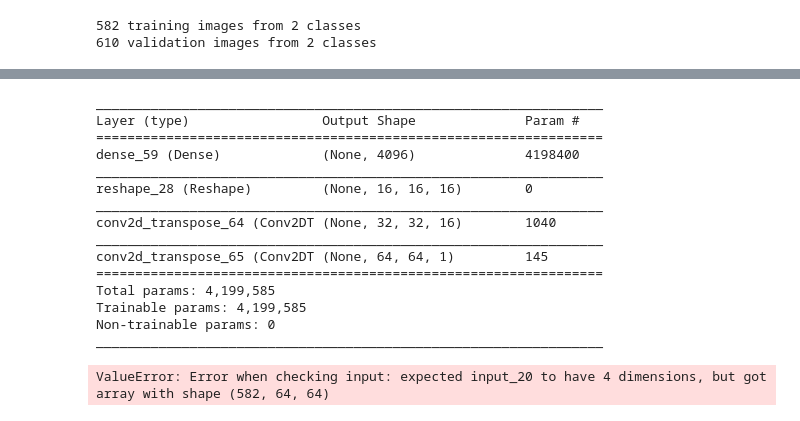
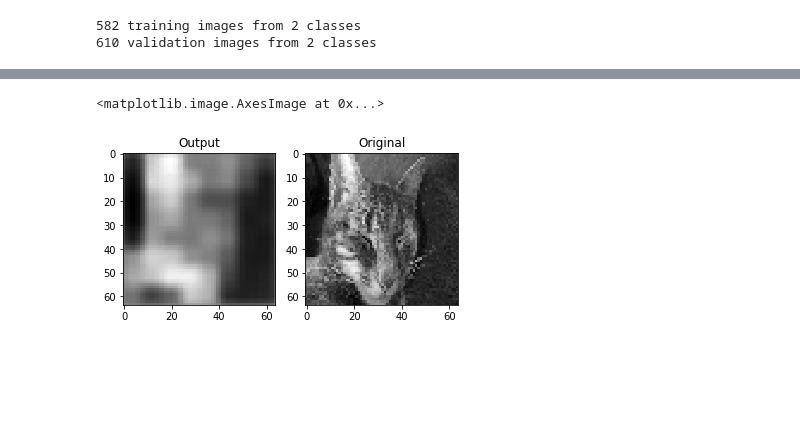
Before and after one commit to ericmassip/in_the_name_of_deep_learning, a Jupyter notebook: autoencoder.ipynb, the cells around one changed output, grey strips where cells are left out. Cells and saved outputs as stored; diff of their text form; code cells hidden in the pictures; blank space fills up the shorter version.

```diff
--- a/autoencoder.ipynb
+++ b/autoencoder.ipynb
@@ -133,55 +163,17 @@ Trainable params: 4,200,272
 Non-trainable params: 0
 _________________________________________________________________
-# %%
-decoder.summary()
-# %% [output]
-_________________________________________________________________
-Layer (type)                 Output Shape              Param #
-=================================================================
-dense_59 (Dense)             (None, 4096)              4198400
-_________________________________________________________________
-reshape_28 (Reshape)         (None, 16, 16, 16)        0
-_________________________________________________________________
-conv2d_transpose_64 (Conv2DT (None, 32, 32, 16)        1040
-_________________________________________________________________
-conv2d_transpose_65 (Conv2DT (None, 64, 64, 1)         145
-=================================================================
-Total params: 4,199,585
-Trainable params: 4,199,585
-Non-trainable params: 0
-_________________________________________________________________
-# %%
-# I should've automatically calculated the shapes but I just prepared the code to handle 44, 44, 3 shaped image only
-IMG_DIM = 64
-
-# Let's load the dataset again
-# Loading and normalizing
-#X, attr = load_lfw_dataset(use_raw=True,dimx=IMG_DIM,dimy=IMG_DIM)
-#X = X.astype('float32') / 255.0
-
-#img_shape = X.shape[1:]
-
-#X_train, X_test = train_test_split(X, test_size=0.1, random_state=42)
-
-#encoder,decoder = build_deep_conv_autoencoder((IMG_DIM, IMG_DIM, 3),code_size=32)
-
-inp = L.Input(img_shape)
-code = encoder(inp)
-reconstruction = decoder(code)
-
-autoencoder.fit(x=x_train_gray,y=x_train_gray,epochs=1,
-                validation_data=[x_val_gray,x_val_gray])
-
-autoencoder = keras.models.Model(inp,reconstruction)
-autoencoder.compile('adamax','mse')
-
-inp = L.Input(img_shape)
-code = encoder(inp)
-reconstruction = decoder(code)
-
-autoencoder = keras.models.Model(inp,reconstruction)
-autoencoder.compile('adamax','mse')
-autoencoder.fit(x=x_train_gray,y=x_train_gray,epochs=1,
-                validation_data=[x_val_gray,x_val_gray])
-# %% [output]
-ValueError: Error when checking input: expected input_20 to have 4 dimensions, but got array with shape (582, 64, 64)
+# %%
+output = autoencoder.predict(x_val_gray)
+# %%
+output_resh = np.reshape(output,(-1,64,64))
+x_val_gray_resh = np.reshape(x_val_gray,(-1,64,64))
+# %%
+plt.subplot(121)
+plt.title('Output')
+plt.imshow(output_resh[0], cmap='gray')
+plt.subplot(122)
+plt.title('Original')
+plt.imshow(x_val_gray_resh[0], cmap='gray')
+# %% [output]
+<matplotlib.image.AxesImage at 0x...>
+[figure, added]
```
Also changed, not shown: parts of 10 cells of this notebook.
